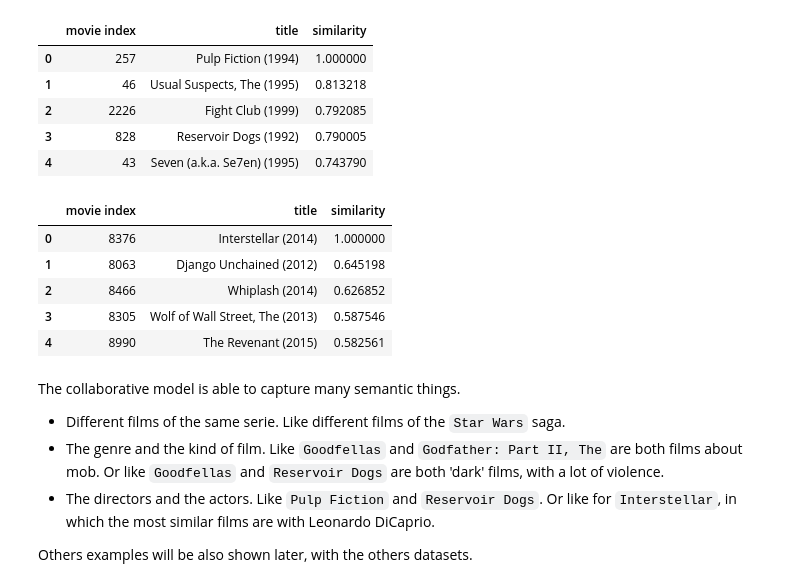
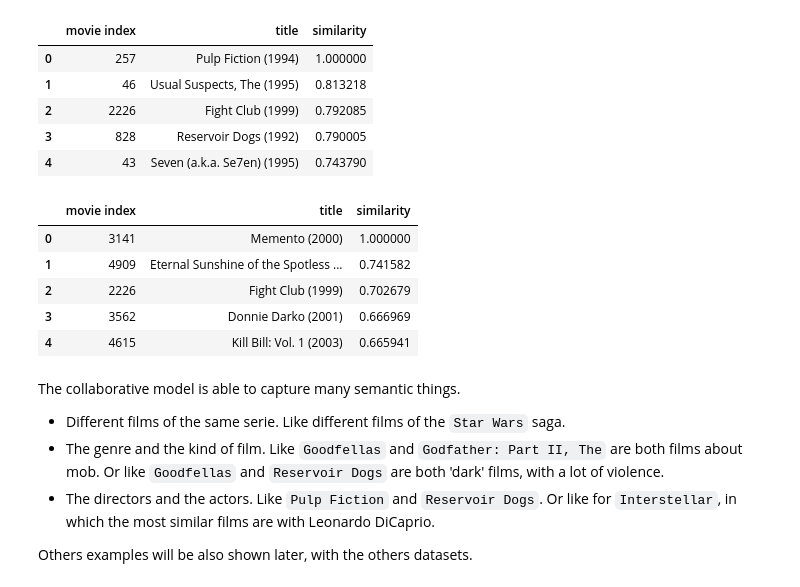
Before and after one commit to EnricoPittini/LSA-on-movies, a Jupyter notebook: 2) collaborative.ipynb, the cells around one changed output. Cells and saved outputs as stored; diff of their text form; code cells hidden in the pictures.

```diff
--- a/2) collaborative.ipynb
+++ b/2) collaborative.ipynb
@@ -306,15 +303,15 @@ df_most_similar.head()
 | 3 | 828 | Reservoir Dogs (1992) | 0.790005 |
 | 4 | 43 | Seven (a.k.a. Se7en) (1995) | 0.743790 |
 # %%
-df_most_similar = compute_most_similar_movies_lsa_coll(movie_title='Interstellar (2014)', df_movies=df_movies, vh=vh, s=s, k=70)
+df_most_similar = compute_most_similar_movies_lsa_coll(movie_title='Memento (2000)', df_movies=df_movies, vh=vh, s=s, k=50)
 df_most_similar.head()
 # %% [output]
 |  | movie index | title | similarity |
-| 0 | 8376 | Interstellar (2014) | 1.000000 |
-| 1 | 8063 | Django Unchained (2012) | 0.645198 |
-| 2 | 8466 | Whiplash (2014) | 0.626852 |
-| 3 | 8305 | Wolf of Wall Street, The (2013) | 0.587546 |
-| 4 | 8990 | The Revenant (2015) | 0.582561 |
+| 0 | 3141 | Memento (2000) | 1.000000 |
+| 1 | 4909 | Eternal Sunshine of the Spotless ... | 0.741582 |
+| 2 | 2226 | Fight Club (1999) | 0.702679 |
+| 3 | 3562 | Donnie Darko (2001) | 0.666969 |
+| 4 | 4615 | Kill Bill: Vol. 1 (2003) | 0.665941 |
 # %% [markdown]
 The collaborative model is able to capture many semantic things.
 - Different films of the same serie. Like different films of the `Star Wars` saga.
```
Also changed, not shown: parts of 1 cell of this notebook, 1 other file.
